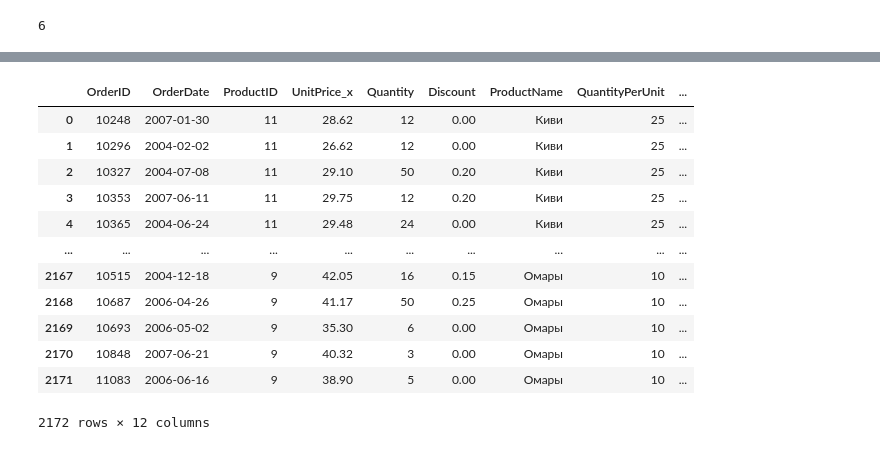
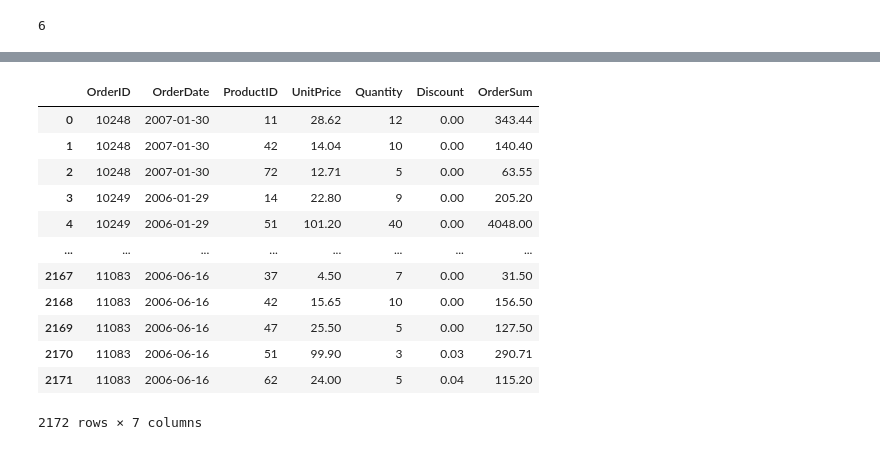
Before and after one commit to Alsecode/ML_lab1, a Jupyter notebook: ЛР2/lab2_1.1.ipynb, the cells around one changed output, grey strips where cells are left out. Saved outputs shown, nothing was run; the diff lists cells and outputs as text; code cells hidden in the pictures.

```diff
--- a/ЛР2/lab2_1.1.ipynb
+++ b/ЛР2/lab2_1.1.ipynb
@@ -129,7 +113,10 @@ array(['Мидии', 'Кальмары', 'Креветки', 'Мидии мин
 # %%
 #Вывести график числа заказов за каждый прошедший месяц
 
+#Преобразование столбца с датой заказа в дату
+orders_df['OrderDate'] = pd.to_datetime(orders_df['OrderDate'])
+
 #Новый столбец для обозначения номера месяца заказа
-df_products_and_orders['Month'] = pd.DatetimeIndex(df_products_and_orders['OrderDate']).month
-df_products_and_orders
+orders_df['YearMonth'] = orders_df['OrderDate'].dt.to_period('M')
+orders_df
 # %% [output]
@@ -179,4 +169,3 @@ plt.show()
 # %%
 #Удаление добавленного ранее столбца
-df_products_and_orders = df_products_and_orders.drop('Month', axis = 1)
-df_products_and_orders
+orders_df = orders_df.drop('YearMonth', axis = 1)
@@ -197,24 +172,23 @@ df_products_and_orders
 # %%
 #Завести столбец "OrderSum" (сколько было оплачено за продукт по заказу, с учётом его количества, стоимости единицы товара и скидки).
 
-#В качестве UnitPrice берется UnitPrice_x (из orders_df)
-df_products_and_orders['OrderSum'] =  round(df_products_and_orders['UnitPrice_x'] * df_products_and_orders['Quantity'] * df_products_and_orders['QuantityPerUnit'] * (1 - df_products_and_orders['Discount']), 2)
+orders_df['OrderSum'] =  round(orders_df['UnitPrice'] * orders_df['Quantity'] * (1 - orders_df['Discount']), 2)
 # %%
-df_products_and_orders
+orders_df
 # %% [output]
-|  | OrderID | OrderDate | ProductID | UnitPrice_x | Quantity | Discount | ProductName | QuantityPerUnit | ... |
-| 0 | 10248 | 2007-01-30 | 11 | 28.62 | 12 | 0.00 | Киви | 25 | ... |
-| 1 | 10296 | 2004-02-02 | 11 | 26.62 | 12 | 0.00 | Киви | 25 | ... |
-| 2 | 10327 | 2004-07-08 | 11 | 29.10 | 50 | 0.20 | Киви | 25 | ... |
-| 3 | 10353 | 2007-06-11 | 11 | 29.75 | 12 | 0.20 | Киви | 25 | ... |
-| 4 | 10365 | 2004-06-24 | 11 | 29.48 | 24 | 0.00 | Киви | 25 | ... |
-| ... | ... | ... | ... | ... | ... | ... | ... | ... | ... |
-| 2167 | 10515 | 2004-12-18 | 9 | 42.05 | 16 | 0.15 | Омары | 10 | ... |
-| 2168 | 10687 | 2006-04-26 | 9 | 41.17 | 50 | 0.25 | Омары | 10 | ... |
-| 2169 | 10693 | 2006-05-02 | 9 | 35.30 | 6 | 0.00 | Омары | 10 | ... |
-| 2170 | 10848 | 2007-06-21 | 9 | 40.32 | 3 | 0.00 | Омары | 10 | ... |
-| 2171 | 11083 | 2006-06-16 | 9 | 38.90 | 5 | 0.00 | Омары | 10 | ... |
+|  | OrderID | OrderDate | ProductID | UnitPrice | Quantity | Discount | OrderSum |
+| 0 | 10248 | 2007-01-30 | 11 | 28.62 | 12 | 0.00 | 343.44 |
+| 1 | 10248 | 2007-01-30 | 42 | 14.04 | 10 | 0.00 | 140.40 |
+| 2 | 10248 | 2007-01-30 | 72 | 12.71 | 5 | 0.00 | 63.55 |
+| 3 | 10249 | 2006-01-29 | 14 | 22.80 | 9 | 0.00 | 205.20 |
+| 4 | 10249 | 2006-01-29 | 51 | 101.20 | 40 | 0.00 | 4048.00 |
+| ... | ... | ... | ... | ... | ... | ... | ... |
+| 2167 | 11083 | 2006-06-16 | 37 | 4.50 | 7 | 0.00 | 31.50 |
+| 2168 | 11083 | 2006-06-16 | 42 | 15.65 | 10 | 0.00 | 156.50 |
+| 2169 | 11083 | 2006-06-16 | 47 | 25.50 | 5 | 0.00 | 127.50 |
+| 2170 | 11083 | 2006-06-16 | 51 | 99.90 | 3 | 0.03 | 290.71 |
+| 2171 | 11083 | 2006-06-16 | 62 | 24.00 | 5 | 0.04 | 115.20 |
-2172 rows × 12 columns
+2172 rows × 7 columns
 # %%
 #Определить самые дорогие заказы (сгруппировав по OrderID)
 
```
Also changed, not shown: parts of 18 cells of this notebook, 1 other file.
